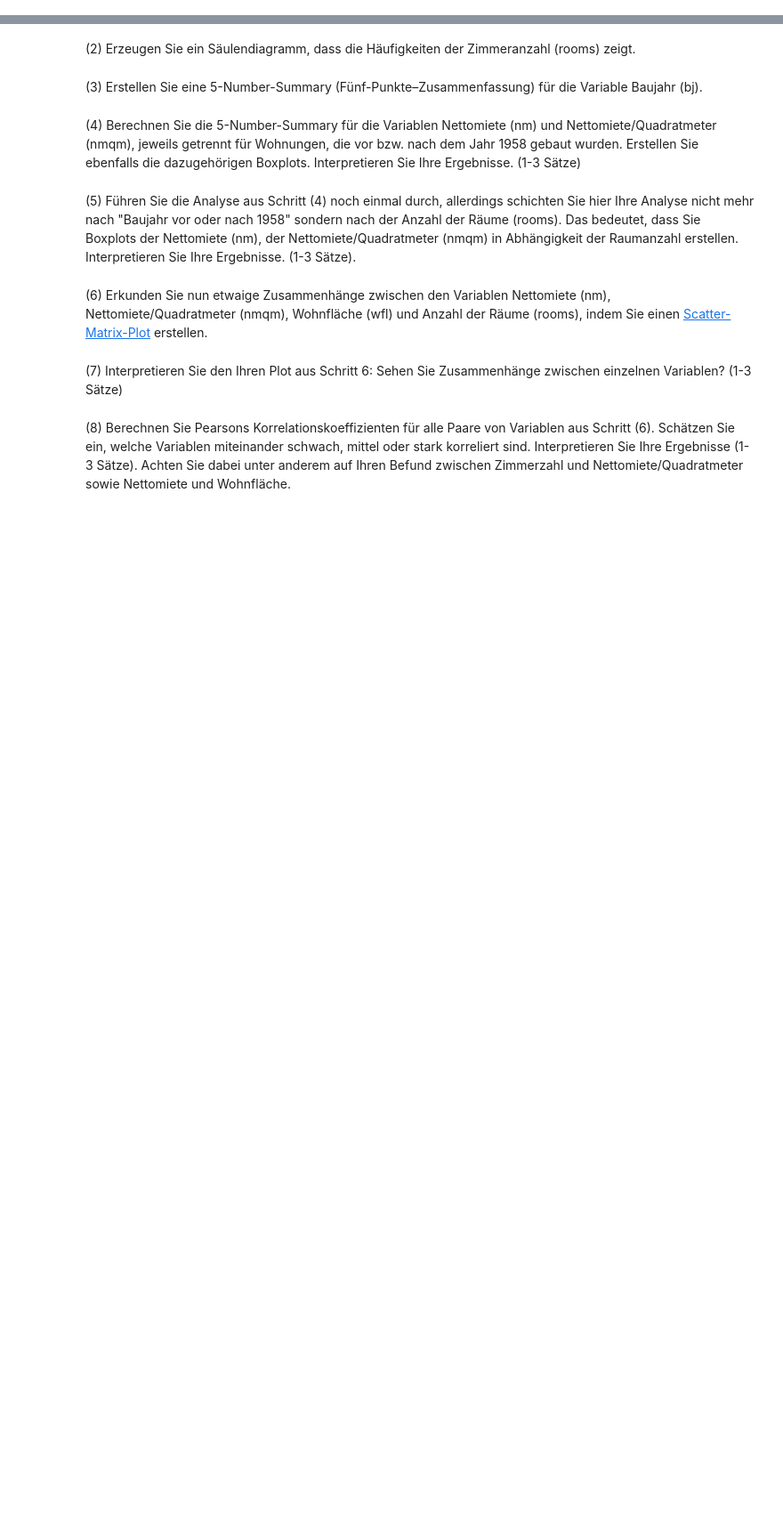
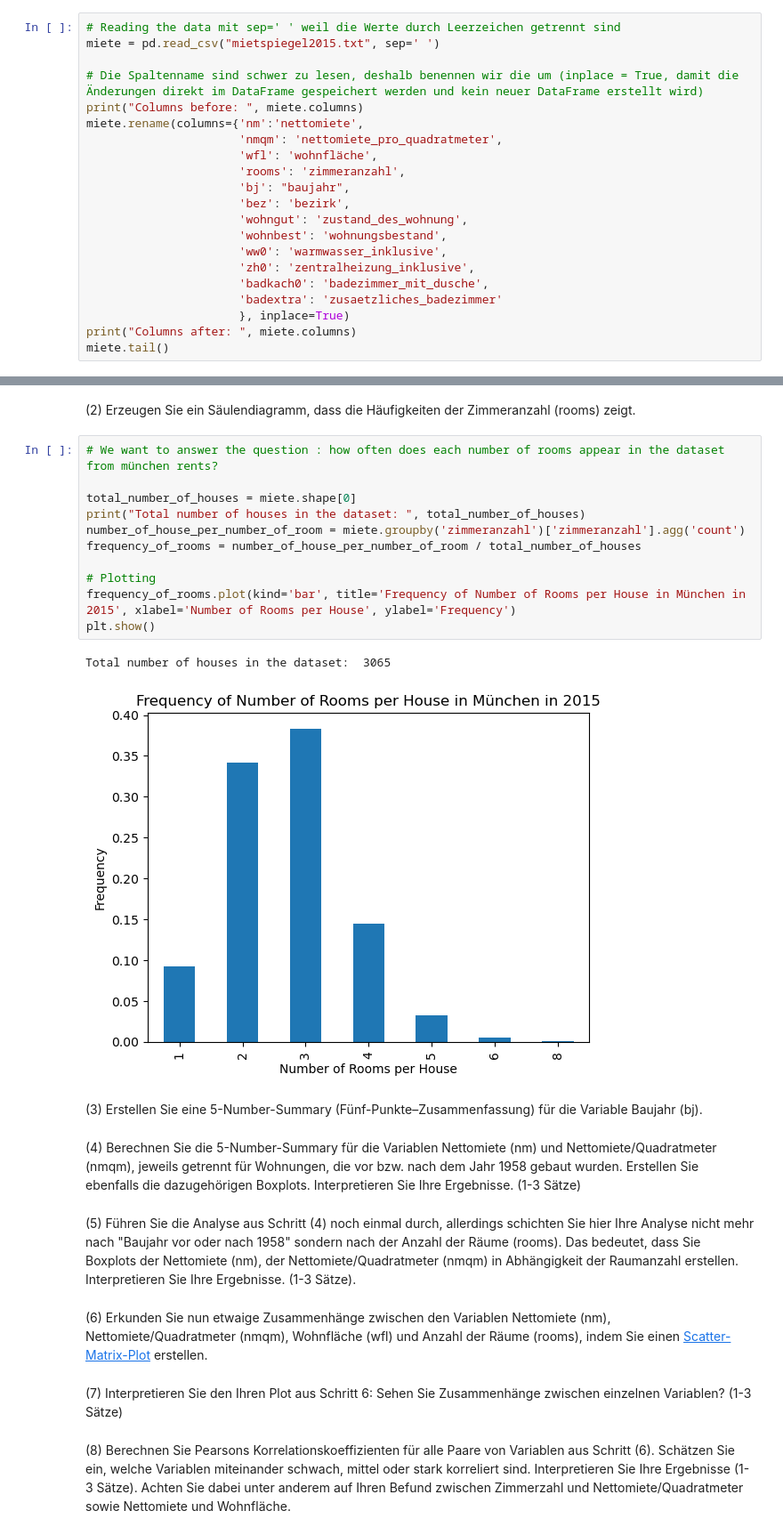
Before and after one commit to cortex359/ds.ss24, a Jupyter notebook: marine_u04/TSRI-4.ipynb, the cells around one changed output, grey strips where cells are left out. Shown at 89% size. Drawn from its saved outputs; the diff is of its cells as text; blank space fills up the shorter version.

```diff
--- a/marine_u04/TSRI-4.ipynb
+++ b/marine_u04/TSRI-4.ipynb
@@ -169,3 +192,24 @@ Im Rahmen dieser Übung werden Sie einen Mietspiegel aus München untersuchen, e
 **Ihre Aufgaben**
 
 (1) Importieren Sie die Daten.
+# %%
+# Reading the data mit sep=' ' weil die Werte durch Leerzeichen getrennt sind
+miete = pd.read_csv("mietspiegel2015.txt", sep=' ')
+
+# Die Spaltenname sind schwer zu lesen, deshalb benennen wir die um (inplace = True, damit die Änderungen direkt im DataFrame gespeichert werden und kein neuer DataFrame erstellt wird)
+print("Columns before: ", miete.columns)
+miete.rename(columns={'nm':'nettomiete',
+                      'nmqm': 'nettomiete_pro_quadratmeter',
+                      'wfl': 'wohnfläche',
+                      'rooms': 'zimmeranzahl',
+                      'bj': "baujahr",
+                      'bez': 'bezirk',
+                      'wohngut': 'zustand_des_wohnung',
+                      'wohnbest': 'wohnungsbestand',
+                      'ww0': 'warmwasser_inklusive',
+                      'zh0': 'zentralheizung_inklusive',
+                      'badkach0': 'badezimmer_mit_dusche',
+                      'badextra': 'zusaetzliches_badezimmer'
+                      }, inplace=True)
+print("Columns after: ", miete.columns)
+miete.tail()
@@ -172,5 +231,19 @@ Im Rahmen dieser Übung werden Sie einen Mietspiegel aus München untersuchen, e
 # %% [markdown]
 (2) Erzeugen Sie ein Säulendiagramm, dass die Häufigkeiten der Zimmeranzahl (rooms) zeigt.
+# %%
+# We want to answer the question : how often does each number of rooms appear in the dataset from münchen rents?
+
+total_number_of_houses = miete.shape[0]
+print("Total number of houses in the dataset: ", total_number_of_houses)
+number_of_house_per_number_of_room = miete.groupby('zimmeranzahl')['zimmeranzahl'].agg('count')
+frequency_of_rooms = number_of_house_per_number_of_room / total_number_of_houses
+
+# Plotting
+frequency_of_rooms.plot(kind='bar', title='Frequency of Number of Rooms per House in München in 2015', xlabel='Number of Rooms per House', ylabel='Frequency')
+plt.show()
+# %% [output]
+Total number of houses in the dataset:  3065
+[figure, added]
 # %% [markdown]
 (3) Erstellen Sie eine 5-Number-Summary (Fünf-Punkte–Zusammenfassung) für die Variable Baujahr (bj).
 # %% [markdown]
```
Also changed, not shown: parts of 12 cells of this notebook, 1 other file.
